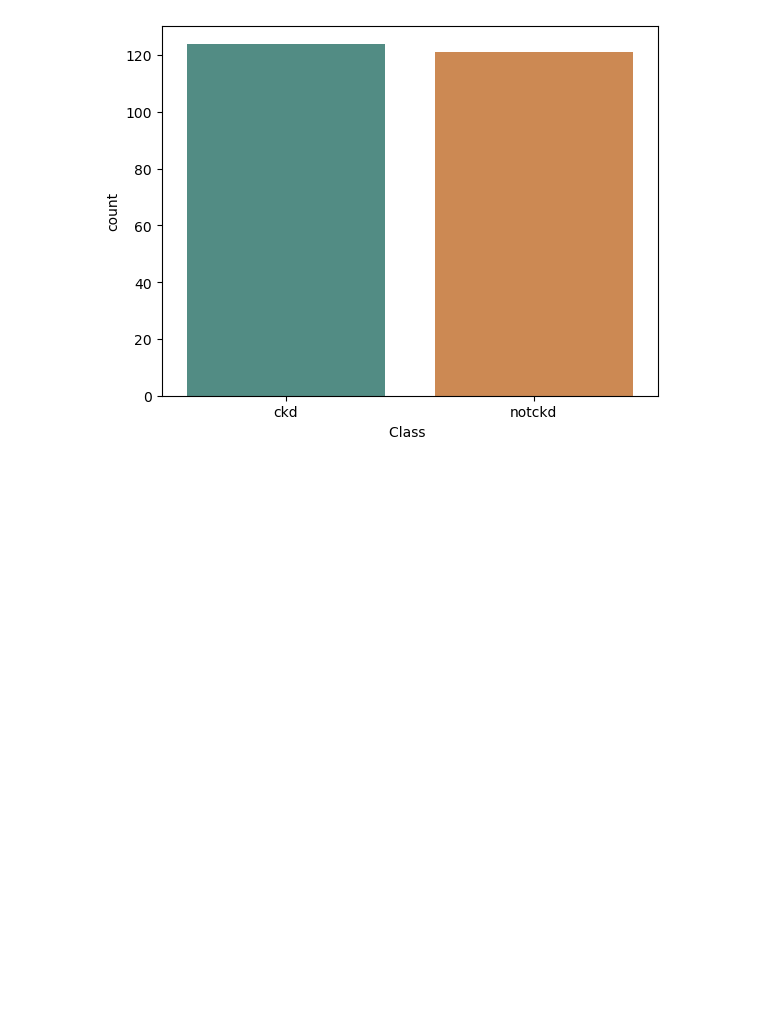
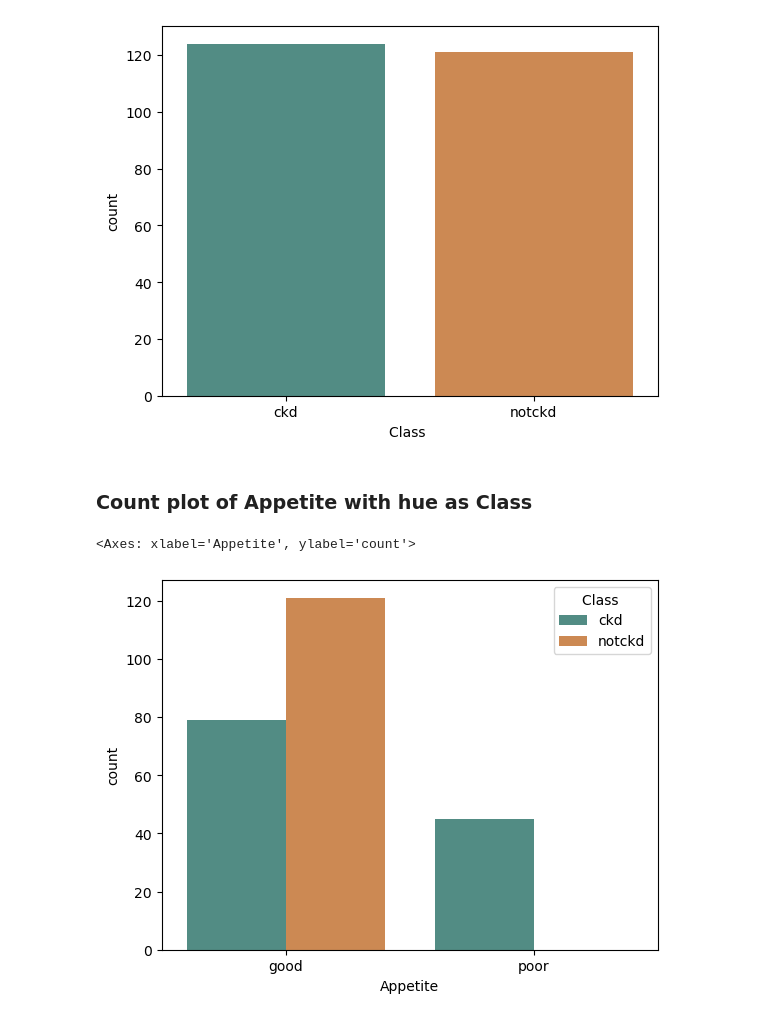
Before and after one commit to Priyagha/Chronic_Kidney_Disease, a Jupyter notebook: Chronic_Kidney_Disease.ipynb, the cells around one changed output. Cells and saved outputs as stored; diff of their text form; code cells hidden in the pictures; blank space fills up the shorter version.

Commit message:
Appetite Countplot with respect to Class

```diff
--- a/Chronic_Kidney_Disease.ipynb
+++ b/Chronic_Kidney_Disease.ipynb
@@ -37,3 +37,10 @@ sns.countplot(data = df, x = 'Class ', palette = ['#49958B', '#E0873F'])
 # %% [output]
 <Axes: xlabel='Class ', ylabel='count'>
 [figure]
+# %% [markdown]
+### Count plot of Appetite with hue as Class
+# %%
+sns.countplot(data = df, x = 'Appetite', hue = 'Class ', palette = ['#49958B', '#E0873F'])
+# %% [output]
+<Axes: xlabel='Appetite', ylabel='count'>
+[figure, added]
```
